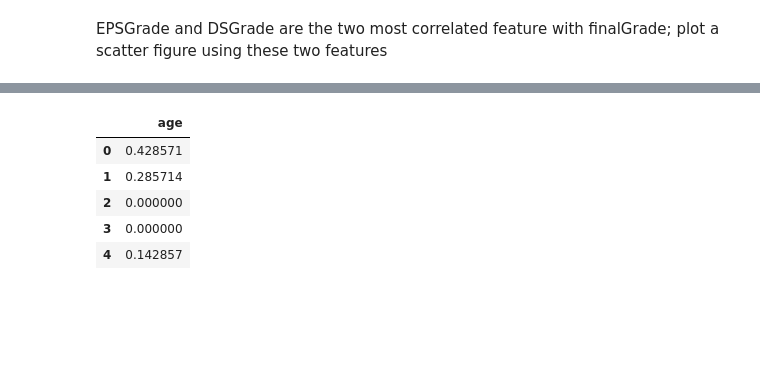
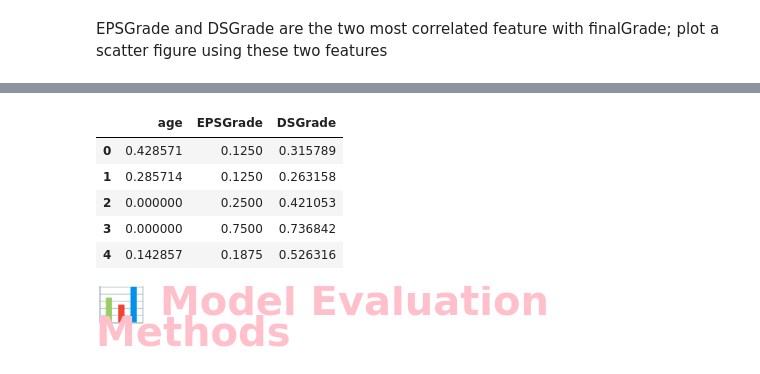
Before and after one commit to Artin-Tavasoli/Machine-Learning-Classifiers, a Jupyter notebook: Machine-Learning-Models.ipynb, the cells around one changed output, grey strips where cells are left out. Drawn from its saved outputs; the diff is of its cells as text; code cells hidden in the pictures; blank space fills up the shorter version.

```diff
--- a/Machine-Learning-Models.ipynb
+++ b/Machine-Learning-Models.ipynb
@@ -236,8 +248,6 @@ def classify_grade(grade):
         return 3
 
 grades_df['absences'] = grades_df['absences'].apply(classify_absences)
-grades_df['EPSGrade'] = grades_df['EPSGrade'].apply(classify_grade)
-grades_df['DSGrade'] = grades_df['DSGrade'].apply(classify_grade)
 grades_df['finalGrade'] = grades_df['finalGrade'].apply(classify_grade)
 
 print(grades_df.head())
@@ -382,17 +386,19 @@ Which is most suited here:
 # %%
-numerical_columns = ['age']
+numerical_columns = ['age', 'EPSGrade', 'DSGrade']
 
 # scaler = preprocessing.StandardScaler()
 # grades_df[numerical_columns] = scaler.fit_transform(grades_df[numerical_columns])
 
 scaler = preprocessing.MinMaxScaler()
 grades_df[numerical_columns] = scaler.fit_transform(grades_df[numerical_columns])
 
 grades_df[numerical_columns].head()
 # %% [output]
-|  | age |
-| 0 | 0.428571 |
-| 1 | 0.285714 |
-| 2 | 0.000000 |
-| 3 | 0.000000 |
-| 4 | 0.142857 |
+|  | age | EPSGrade | DSGrade |
+| 0 | 0.428571 | 0.1250 | 0.315789 |
+| 1 | 0.285714 | 0.1250 | 0.263158 |
+| 2 | 0.000000 | 0.2500 | 0.421053 |
+| 3 | 0.000000 | 0.7500 | 0.736842 |
+| 4 | 0.142857 | 0.1875 | 0.526316 |
+# %% [markdown]
+<span style="font-size:40px; font-weight:bold; color:pink;"> 📊 Model Evaluation Methods</span>
```
Also changed, not shown: parts of 33 cells of this notebook, 1 other file.
